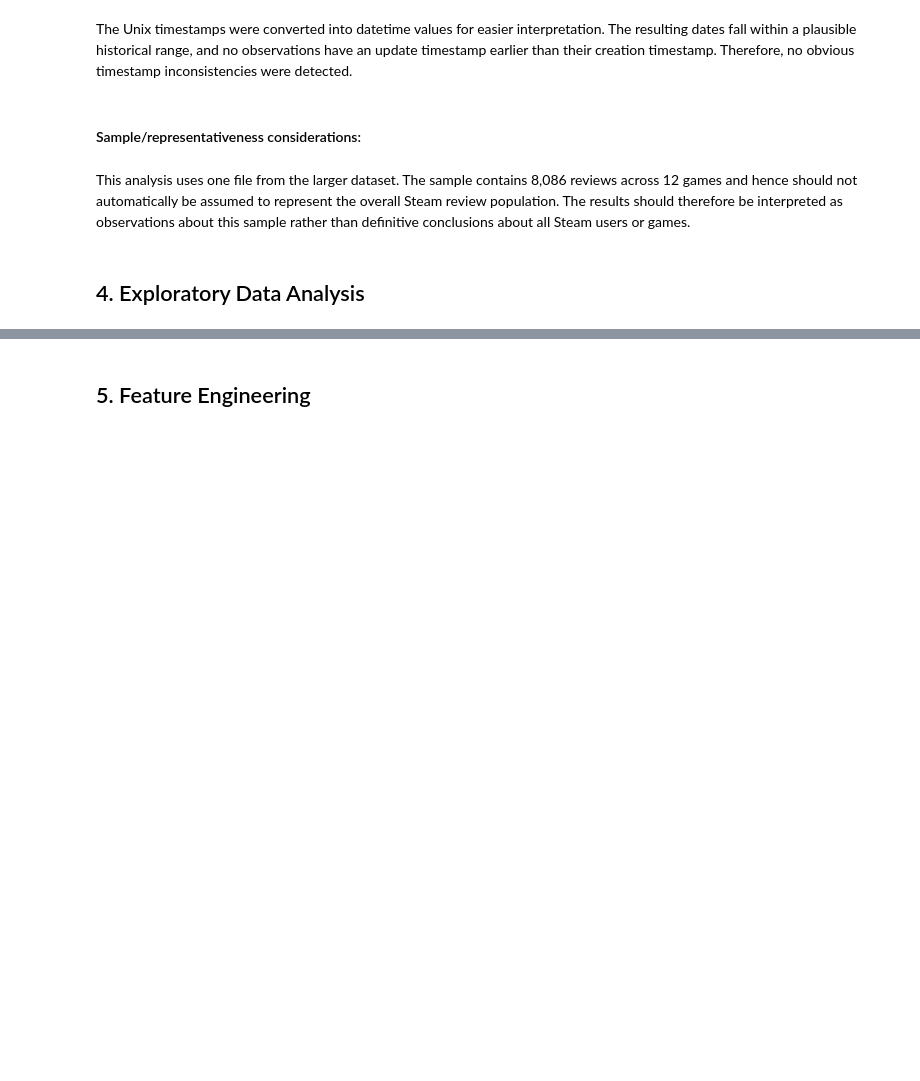
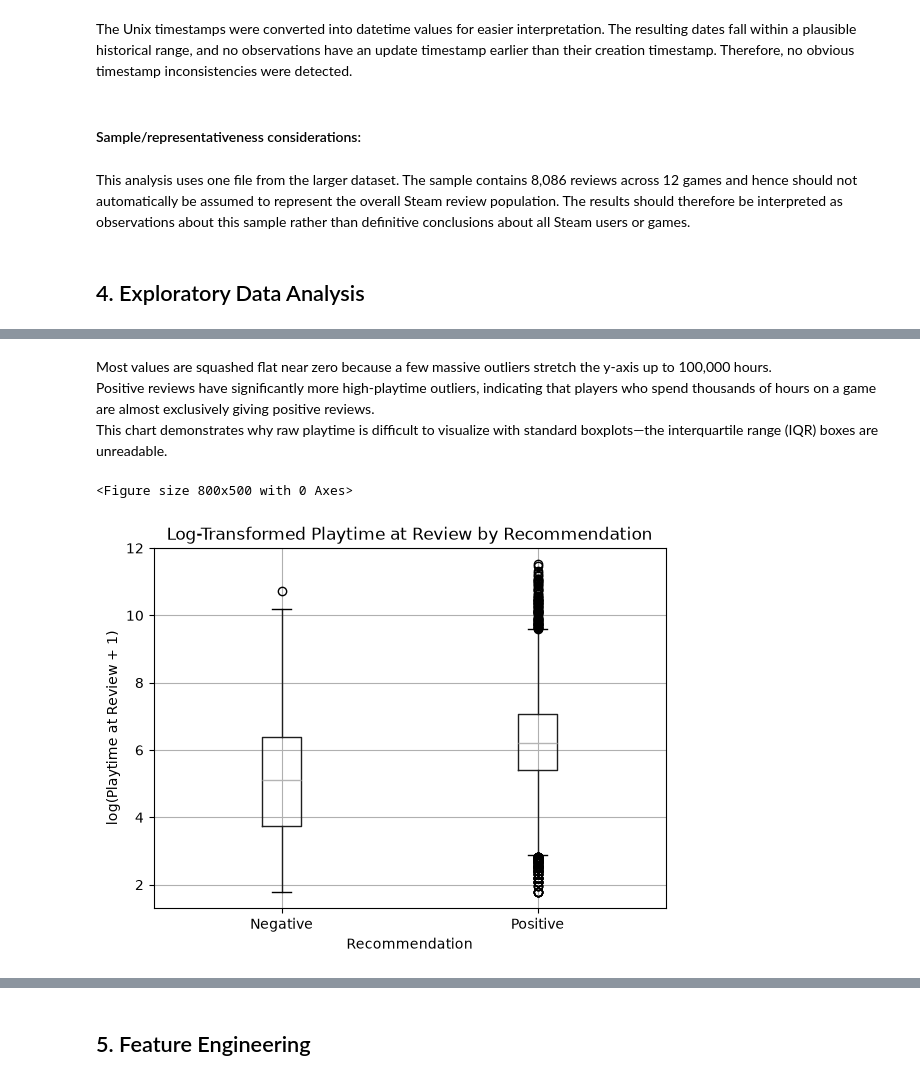
Before and after one commit to NamKhanh2006/steam-reviews-project, a Jupyter notebook: notebooks/steam_reviews_analysis.ipynb, the cells around one changed output, grey strips where cells are left out. Drawn from its saved outputs; the diff is of its cells as text; code cells hidden in the pictures; blank space fills up the shorter version.

```diff
--- a/notebooks/steam_reviews_analysis.ipynb
+++ b/notebooks/steam_reviews_analysis.ipynb
@@ -450,0 +516,29 @@ This analysis uses one file from the larger dataset. The sample contains 8,086 r
+# %% [markdown]
+Most values are squashed flat near zero because a few massive outliers stretch the y-axis up to 100,000 hours.<br>
+Positive reviews have significantly more high-playtime outliers, indicating that players who spend thousands of hours on a game are almost exclusively giving positive reviews.<br>
+This chart demonstrates why raw playtime is difficult to visualize with standard boxplots—the interquartile range (IQR) boxes are unreadable.
+# %%
+import numpy as np
+
+df["log_playtime_at_review"] = np.log1p(df["playtime_at_review"])
+
+plt.figure(figsize=(8, 5))
+
+df.boxplot(
+    column="log_playtime_at_review",
+    by="voted_up"
+)
+
+plt.title("Log-Transformed Playtime at Review by Recommendation")
+plt.suptitle("")
+plt.xlabel("Recommendation")
+plt.ylabel("log(Playtime at Review + 1)")
+plt.xticks(
+    ticks=[1, 2],
+    labels=["Negative", "Positive"]
+)
+
+plt.show()
+# %% [output]
+<Figure size 800x500 with 0 Axes>
+[figure, added]
```
Also changed, not shown: parts of 35 cells of this notebook.
